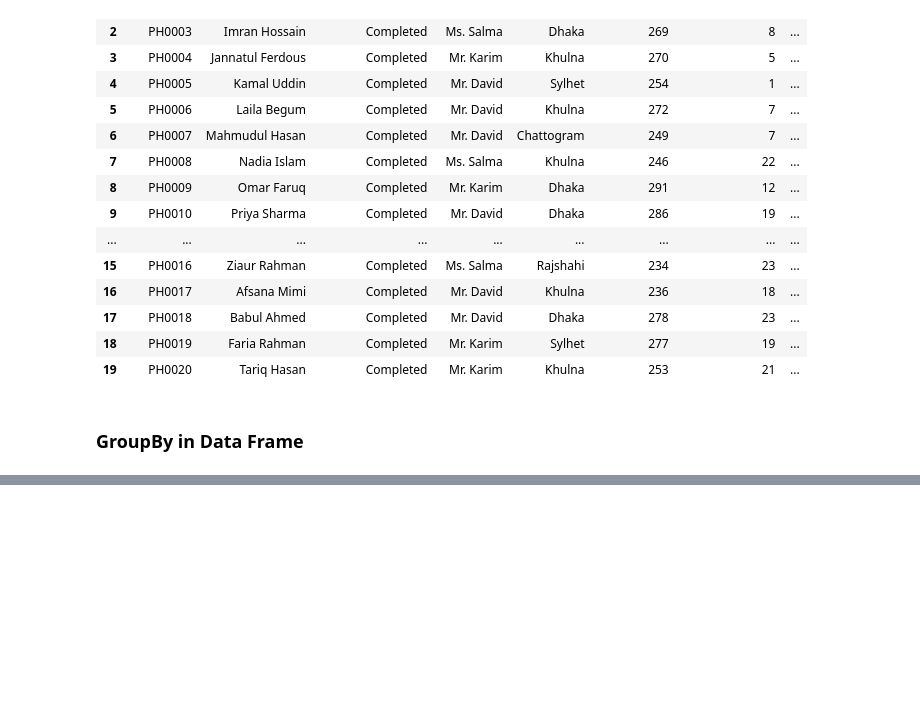
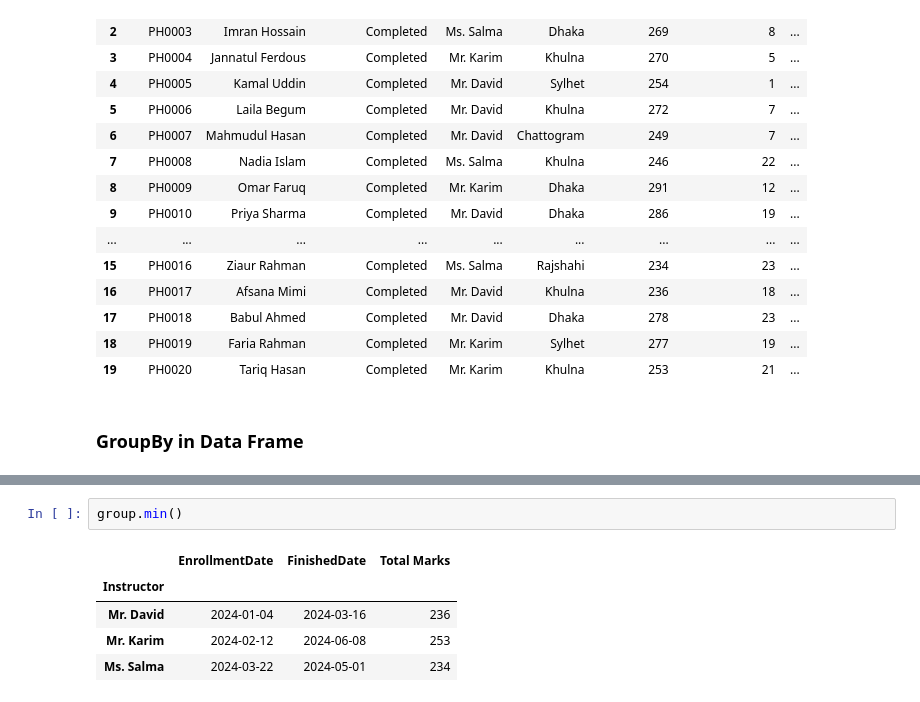
Before and after one commit to Tanvir-Ahmed-67/AI_ML_LEARNING, a Jupyter notebook: Module_14_Data_Analysis_With_Pandas_2.ipynb, the cells around one changed output, grey strips where cells are left out. Cells and saved outputs as stored; diff of their text form; blank space fills up the shorter version.

```diff
--- a/Module_14_Data_Analysis_With_Pandas_2.ipynb
+++ b/Module_14_Data_Analysis_With_Pandas_2.ipynb
@@ -1029,0 +1032,8 @@ group.sum()
+# %%
+group.min()
+# %% [output]
+|  | EnrollmentDate | FinishedDate | Total Marks |
+| Instructor |  |  |  |
+| Mr. David | 2024-01-04 | 2024-03-16 | 236 |
+| Mr. Karim | 2024-02-12 | 2024-06-08 | 253 |
+| Ms. Salma | 2024-03-22 | 2024-05-01 | 234 |
```
Also changed, not shown: parts of 5 cells of this notebook.
